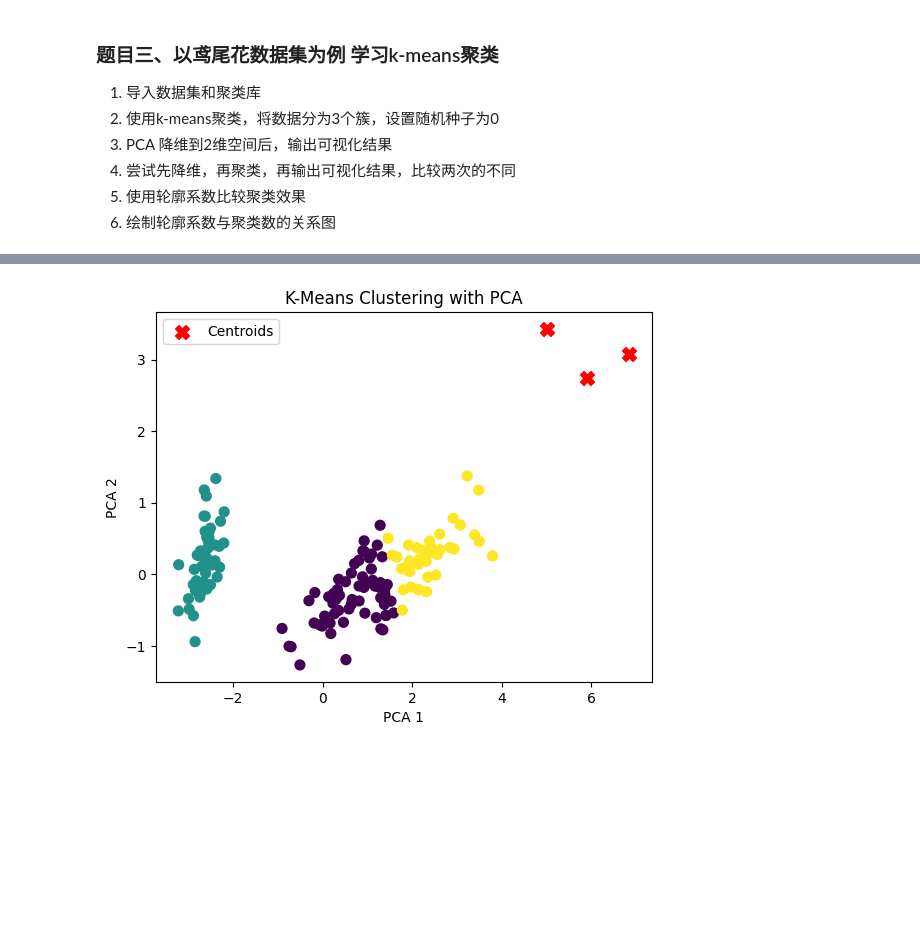
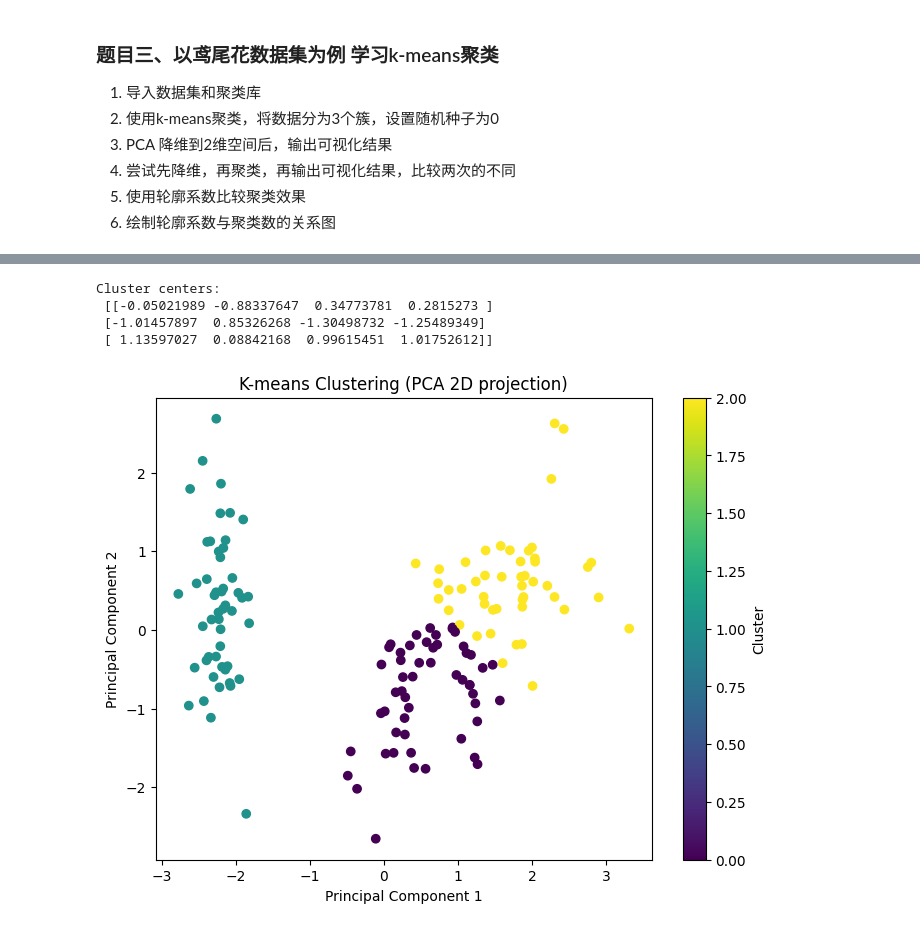
Before and after one commit to alei2024/HomeWork, a Jupyter notebook: Dase_Introduction/Homework10.ipynb, the cells around one changed output, grey strips where cells are left out. Drawn from its saved outputs; the diff is of its cells as text; code cells hidden in the pictures; blank space fills up the shorter version.

```diff
--- a/Dase_Introduction/Homework10.ipynb
+++ b/Dase_Introduction/Homework10.ipynb
@@ -168,37 +168,3 @@ F1 分数 (F1 Score): 0.8405
 
 - 如果 S 接近1，表示样本与自身簇内的其他样本相似度高，与其他簇内的样本不相似，聚类效果好。
 - 如果 S 接近-1，表示样本与自身簇内的其他样本相似度低，与其他簇内的样本相似度高，聚类效果差。
-# %%
-import os
-os.environ["OMP_NUM_THREADS"] = "1"
-
-# 然后再运行 KMeans 聚类代码
-from sklearn.datasets import load_iris
-from sklearn.decomposition import PCA
-from sklearn.cluster import KMeans
-import matplotlib.pyplot as plt
-
-# 加载鸢尾花数据集
-iris = load_iris()
-X = iris.data
-y = iris.target
-
-# 使用 KMeans 聚类
-kmeans = KMeans(n_clusters=3, random_state=0, n_init=10)
-kmeans.fit(X)
-y_kmeans = kmeans.predict(X)
-
-# PCA 降维
-pca = PCA(n_components=2)
-X_pca = pca.fit_transform(X)
-
-# 可视化结果
-plt.scatter(X_pca[:, 0], X_pca[:, 1], c=y_kmeans, cmap='viridis', s=50)
-plt.scatter(kmeans.cluster_centers_[:, 0], kmeans.cluster_centers_[:, 1], c='red', marker='X', s=100, label='Centroids')
-plt.title("K-Means Clustering with PCA")
-plt.xlabel("PCA 1")
-plt.ylabel("PCA 2")
-plt.legend()
-plt.show()
-# %% [output]
-[figure, removed]
@@ -204,0 +191,35 @@ plt.show()
+# %%
+### 2. 使用k-means聚类，将数据分为3个簇，设置随机种子为0
+
+
+# 使用k-means聚类
+kmeans = KMeans(n_clusters=3, random_state=0)
+kmeans.fit(X_scaled)
+
+# 获取聚类结果
+y_kmeans = kmeans.predict(X_scaled)
+
+# 输出聚类中心
+print("Cluster centers:\n", kmeans.cluster_centers_)
+# %% [output]
+Cluster centers:
+ [[-0.05021989 -0.88337647  0.34773781  0.2815273 ]
+ [-1.01457897  0.85326268 -1.30498732 -1.25489349]
+ [ 1.13597027  0.08842168  0.99615451  1.01752612]]
+# %%
+### 3. PCA 降维到2维空间后，输出可视化结果
+
+# 使用PCA降维到2维
+pca = PCA(n_components=2)
+X_pca = pca.fit_transform(X_scaled)
+
+# 可视化聚类结果
+plt.figure(figsize=(8, 6))
+plt.scatter(X_pca[:, 0], X_pca[:, 1], c=y_kmeans, cmap='viridis')
+plt.title("K-means Clustering (PCA 2D projection)")
+plt.xlabel("Principal Component 1")
+plt.ylabel("Principal Component 2")
+plt.colorbar(label='Cluster')
+plt.show()
+# %% [output]
+[figure, added]
```
Also changed, not shown: parts of 4 cells of this notebook.
